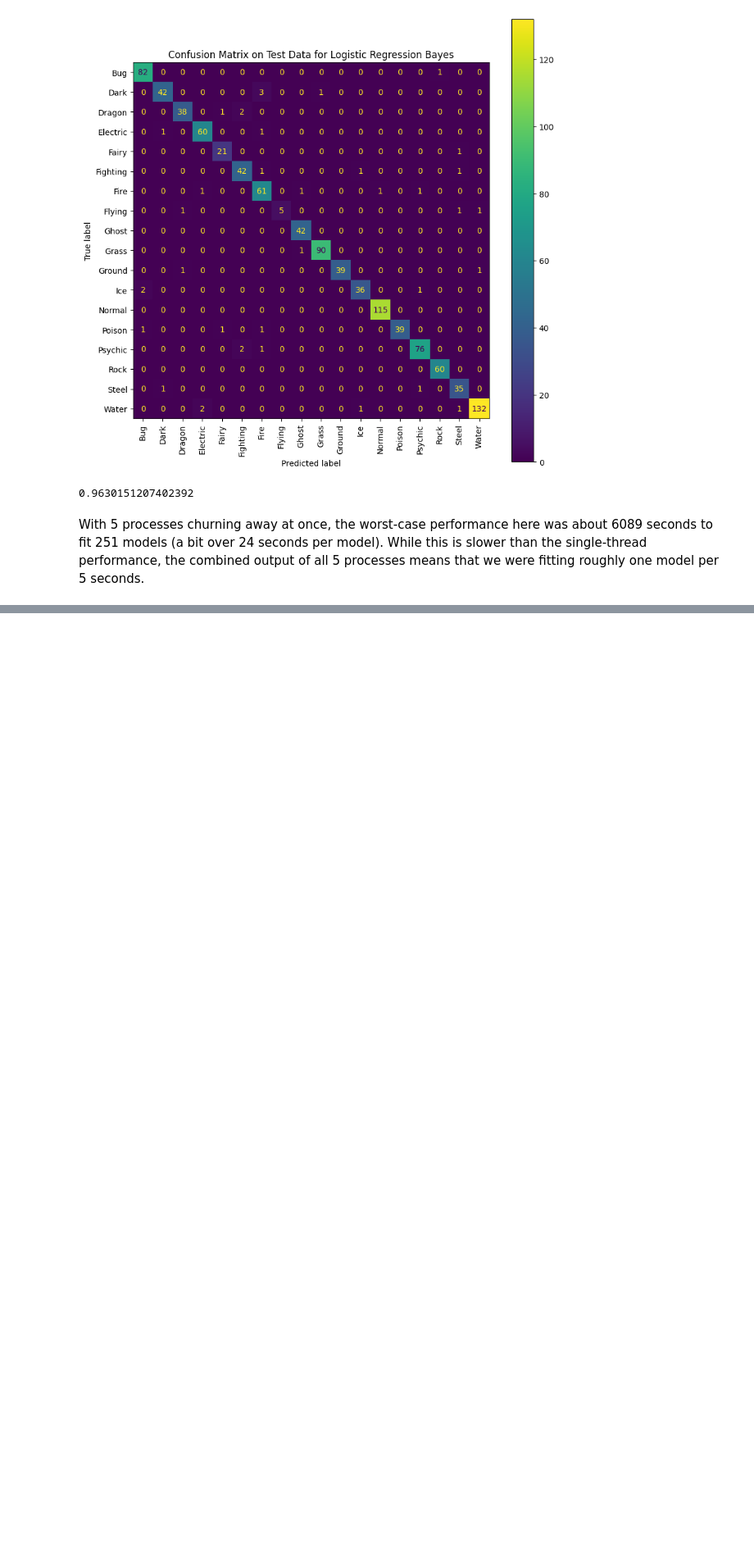
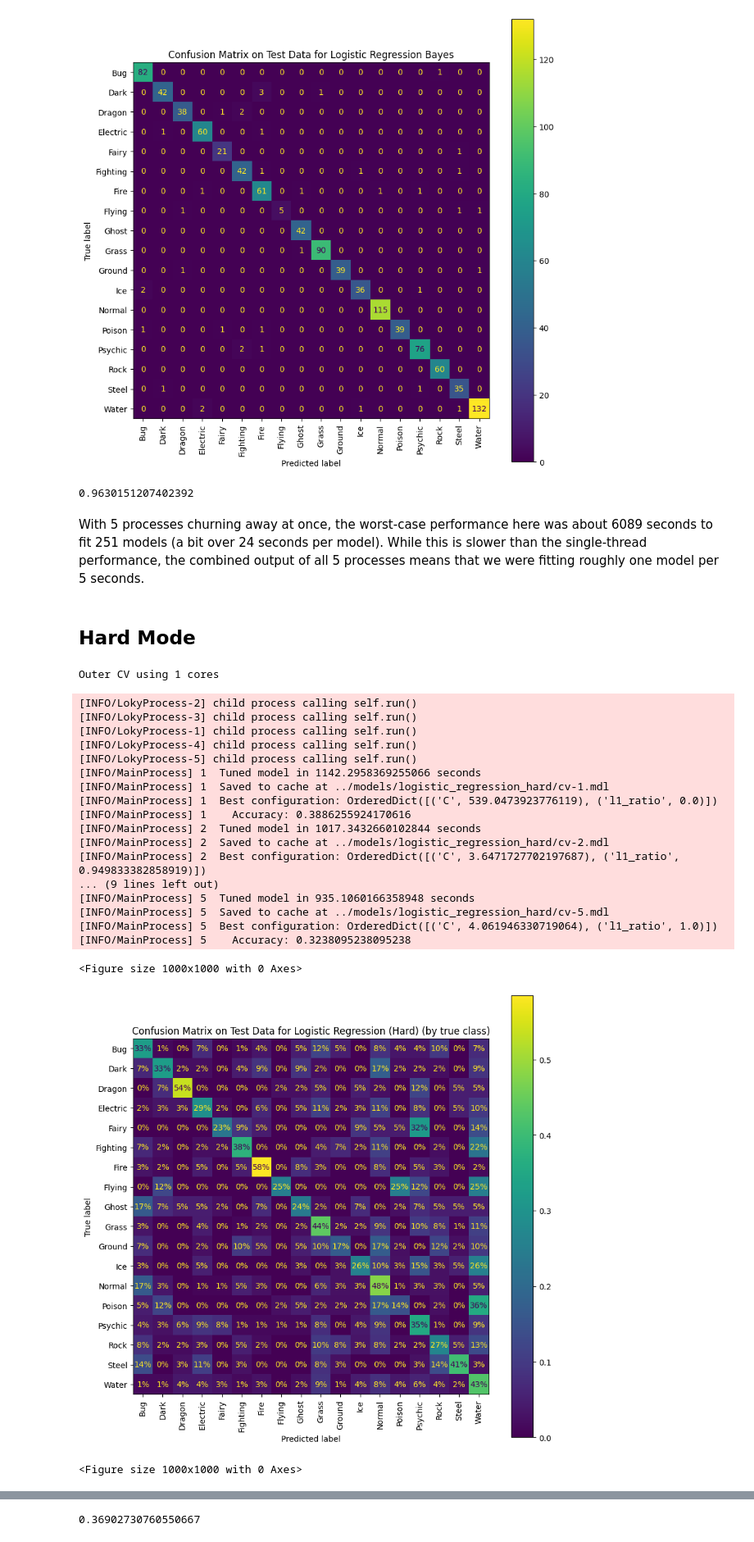
Before and after one commit to xujustinj/pokemon-type-classification, a Jupyter notebook: src/logistic_regression.ipynb, the cells around one changed output, grey strips where cells are left out. Shown: that part at 82% size. Drawn from its saved outputs; the diff is of its cells as text; code cells hidden in the pictures; blank space fills up the shorter version.

Commit message:
Hard dataset for logistic regression and SVM

```diff
--- a/src/logistic_regression.ipynb
+++ b/src/logistic_regression.ipynb
@@ -58,3 +58,34 @@ Outer CV using 5 cores
 0.9630151207402392
 # %% [markdown]
 With 5 processes churning away at once, the worst-case performance here was about 6089 seconds to fit 251 models (a bit over 24 seconds per model). While this is slower than the single-thread performance, the combined output of all 5 processes means that we were fitting roughly one model per 5 seconds.
+# %% [markdown]
+## Hard Mode
+# %%
+tuner = LogisticRegressionBayesTuner()
+space = dict(
+    C=Real(low=1e-4, high=1e4, prior="log-uniform"),
+    l1_ratio=Real(low=0.0, high=1.0, prior="uniform"),
+)
+outer_cv(tuner=tuner, search=space, name="Logistic Regression (Hard)", hard_mode=True)
+# %% [output]
+Outer CV using 1 cores
+[INFO/LokyProcess-2] child process calling self.run()
+[INFO/LokyProcess-3] child process calling self.run()
+[INFO/LokyProcess-1] child process calling self.run()
+[INFO/LokyProcess-4] child process calling self.run()
+[INFO/LokyProcess-5] child process calling self.run()
+[INFO/MainProcess] 1  Tuned model in 1142.2958369255066 seconds
+[INFO/MainProcess] 1  Saved to cache at ../models/logistic_regression_hard/cv-1.mdl
+[INFO/MainProcess] 1  Best configuration: OrderedDict([('C', 539.0473923776119), ('l1_ratio', 0.0)])
+[INFO/MainProcess] 1    Accuracy: 0.3886255924170616
+[INFO/MainProcess] 2  Tuned model in 1017.3432660102844 seconds
+[INFO/MainProcess] 2  Saved to cache at ../models/logistic_regression_hard/cv-2.mdl
+[INFO/MainProcess] 2  Best configuration: OrderedDict([('C', 3.6471727702197687), ('l1_ratio', 0.949833382858919)])
+... (9 lines left out)
+[INFO/MainProcess] 5  Tuned model in 935.1060166358948 seconds
+[INFO/MainProcess] 5  Saved to cache at ../models/logistic_regression_hard/cv-5.mdl
+[INFO/MainProcess] 5  Best configuration: OrderedDict([('C', 4.061946330719064), ('l1_ratio', 1.0)])
+[INFO/MainProcess] 5    Accuracy: 0.3238095238095238
+<Figure size 1000x1000 with 0 Axes>
+[figure, added]
+<Figure size 1000x1000 with 0 Axes>
@@ -60,0 +93 @@ With 5 processes churning away at once, the worst-case performance here was abou
+0.36902730760550667
```
Also changed, not shown: parts of 1 cell of this notebook, 21 other files.
